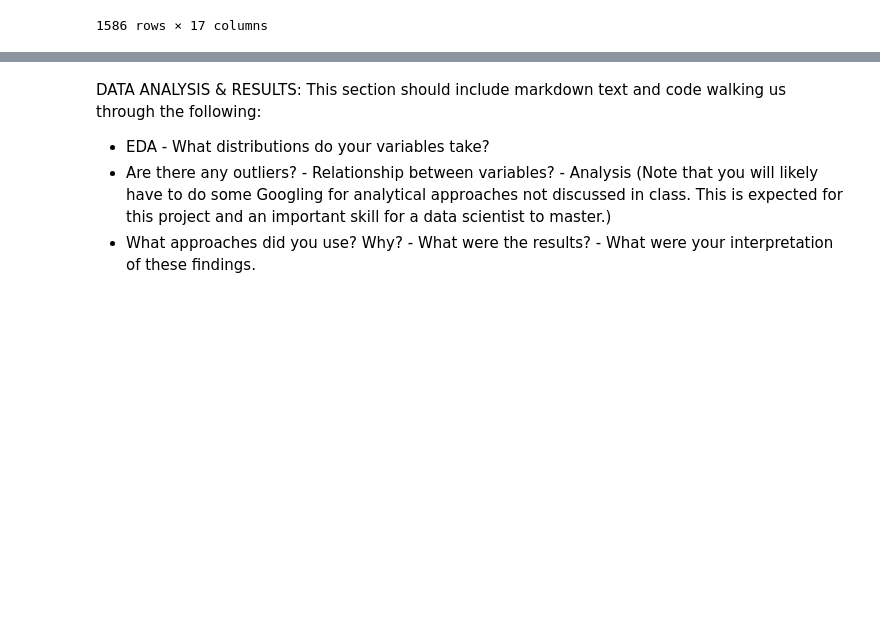
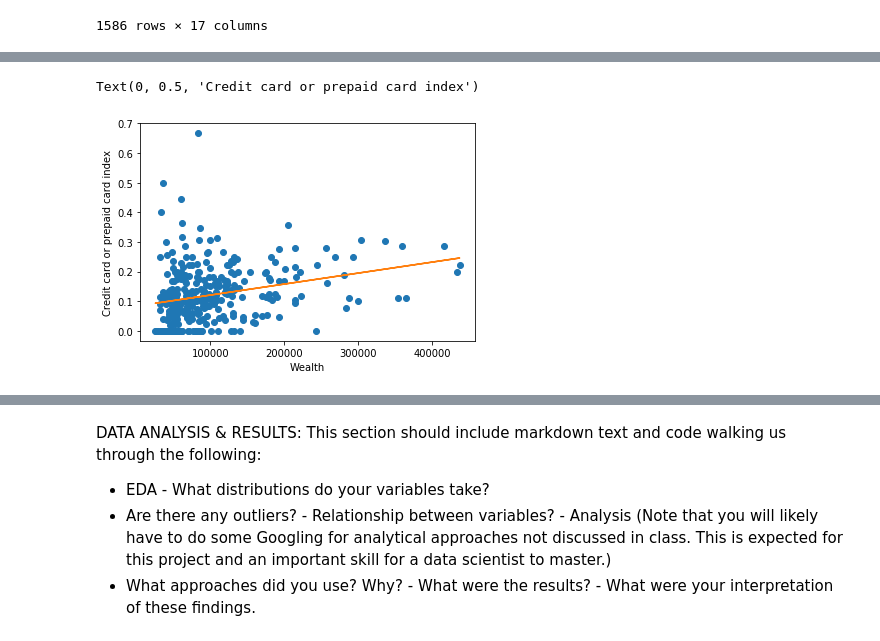
Before and after one commit to jmdangelo/Cogs108-Final-Project, a Jupyter notebook: FinalProject.ipynb, the cells around one changed output, grey strips where cells are left out. Saved outputs shown, nothing was run; the diff lists cells and outputs as text; code cells hidden in the pictures; blank space fills up the shorter version.

```diff
--- a/FinalProject.ipynb
+++ b/FinalProject.ipynb
@@ -165,0 +224,11 @@ complaints_df
+# %%
+y = complaints_df['Credit card or prepaid card index']
+x = complaints_df['Wealth']
+slope, intercept, r_value, p_value, std_err = stats.linregress(x, y)
+line = slope*x+intercept
+plt.plot(x, y,'o', x, line)
+plt.xlabel('Wealth')
+plt.ylabel('Credit card or prepaid card index')
+# %% [output]
+Text(0, 0.5, 'Credit card or prepaid card index')
+[figure, added]
```
Also changed, not shown: parts of 10 cells of this notebook.
